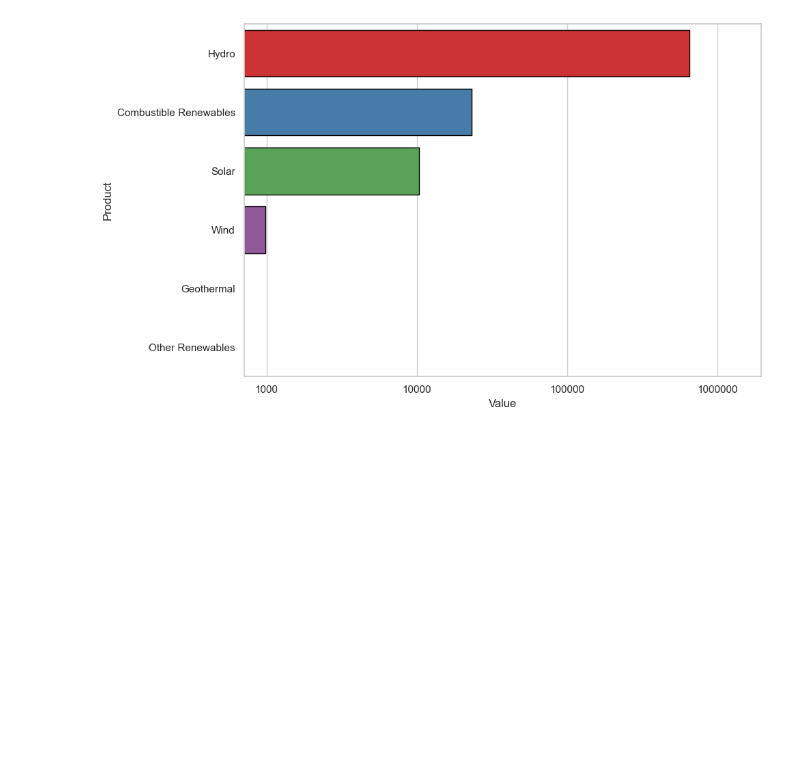
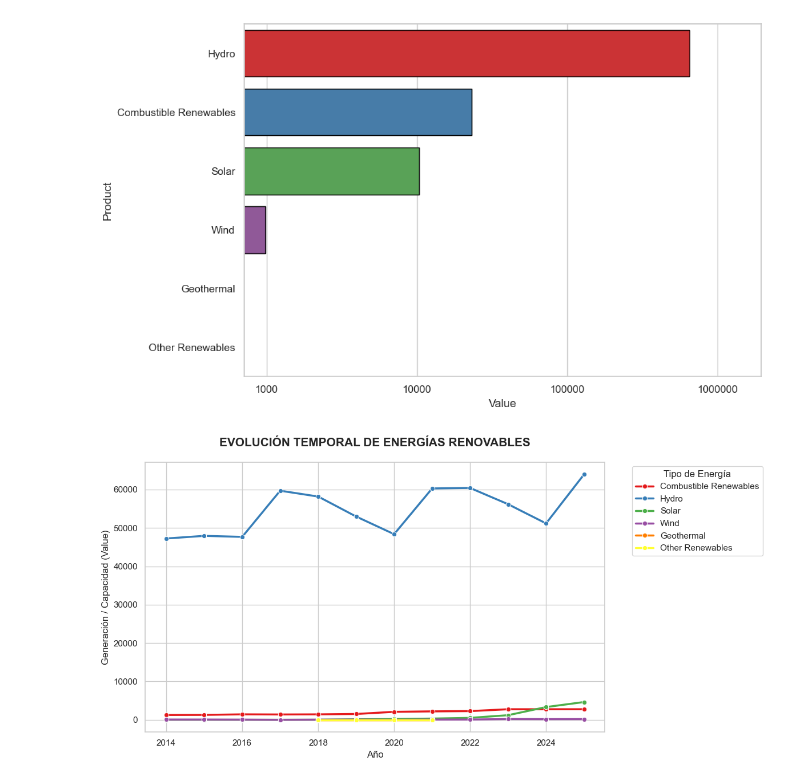
Before and after one commit to upar1234/Bootcamp2026-1, a Jupyter notebook: gestion_datos.ipynb, the cells around one changed output. Drawn from its saved outputs; the diff is of its cells as text; code cells hidden in the pictures; blank space fills up the shorter version.

Commit message:
Se agrega grafico de lineas en el tiempo del comportamiento de las energias renovables

```diff
--- a/gestion_datos.ipynb
+++ b/gestion_datos.ipynb
@@ -142,3 +142,39 @@ plt.tight_layout()
 plt.show()
 # %% [output]
 [figure]
+# %%
+# 1. Preparación de datos: Agrupamos por Año y Producto para sumar el valor
+# Asegúrate de que la columna del año se llame 'Year' (o cámbiala por el nombre exacto que tenga)
+df_temporal = df_solo_renovables.groupby(['Year', 'Product'])['Value'].sum().reset_index()
+
+# 2. Configuración de la gráfica
+plt.figure(figsize=(12, 6))
+sns.set_theme(style="whitegrid")
+
+# 3. Creación del gráfico de líneas
+# x = El tiempo, y = El valor, hue = Segmentación por tipo de energía
+grafico_tiempo = sns.lineplot(
+    data=df_temporal,
+    x="Year",
+    y="Value",
+    hue="Product",
+    palette="Set1",      # Colores distintos para cada línea
+    linewidth=2.5,       # Líneas un poco más gruesas
+    marker='o'           # Puntos en cada año para identificar mejor los datos
+)
+
+# 4. Personalización estética
+plt.title('EVOLUCIÓN TEMPORAL DE ENERGÍAS RENOVABLES', fontsize=15, fontweight='bold', pad=20)
+plt.xlabel('Año', fontsize=12)
+plt.ylabel('Generación / Capacidad (Value)', fontsize=12)
+
+# Colocamos la leyenda fuera del gráfico para que no tape las líneas
+plt.legend(title='Tipo de Energía', bbox_to_anchor=(1.05, 1), loc='upper left')
+
+# 5. Forzar a que el eje X muestre años enteros (sin decimales)
+plt.gca().xaxis.set_major_locator(ticker.MaxNLocator(integer=True))
+
+plt.tight_layout()
+plt.show()
+# %% [output]
+[figure, added]
```
